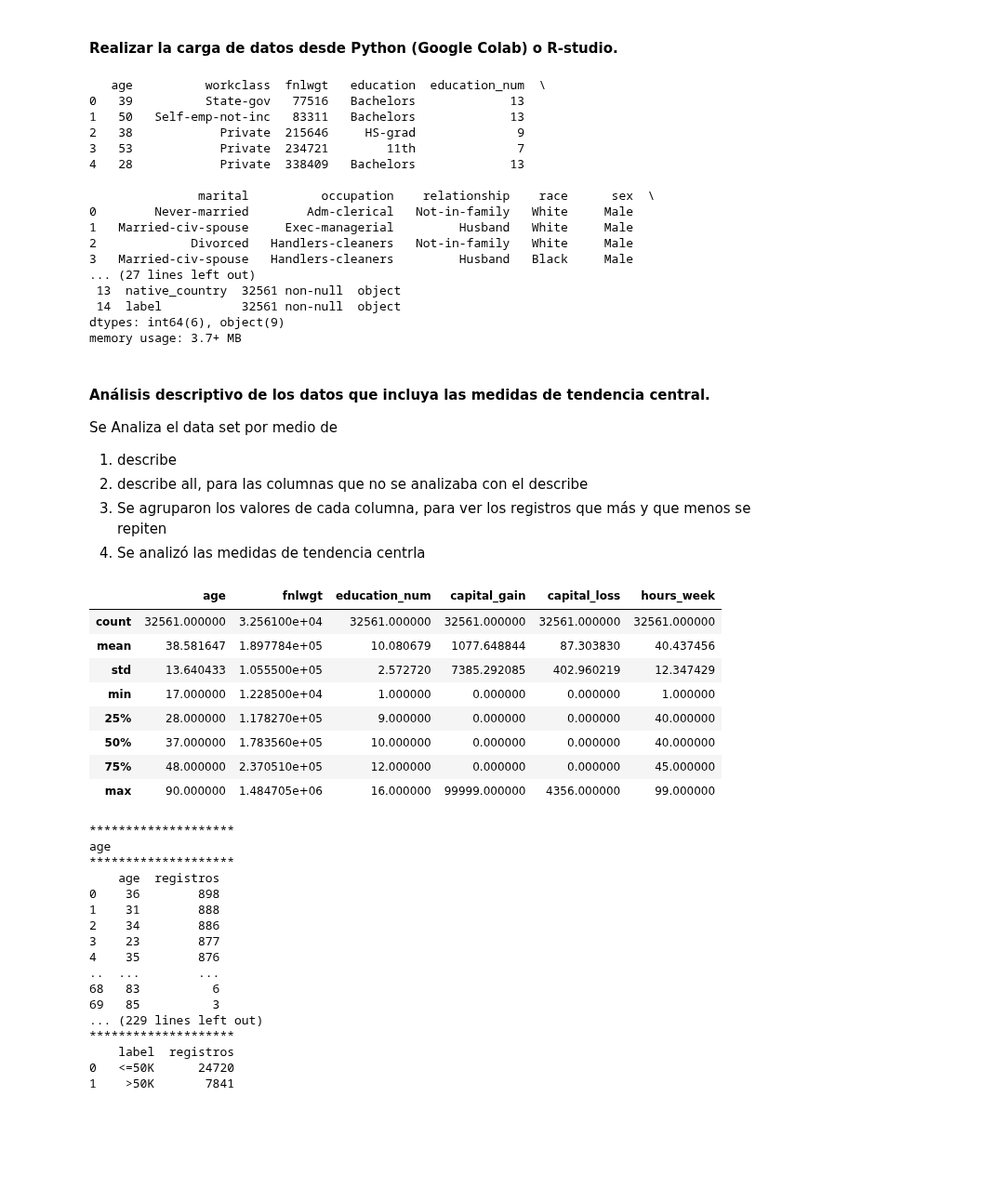
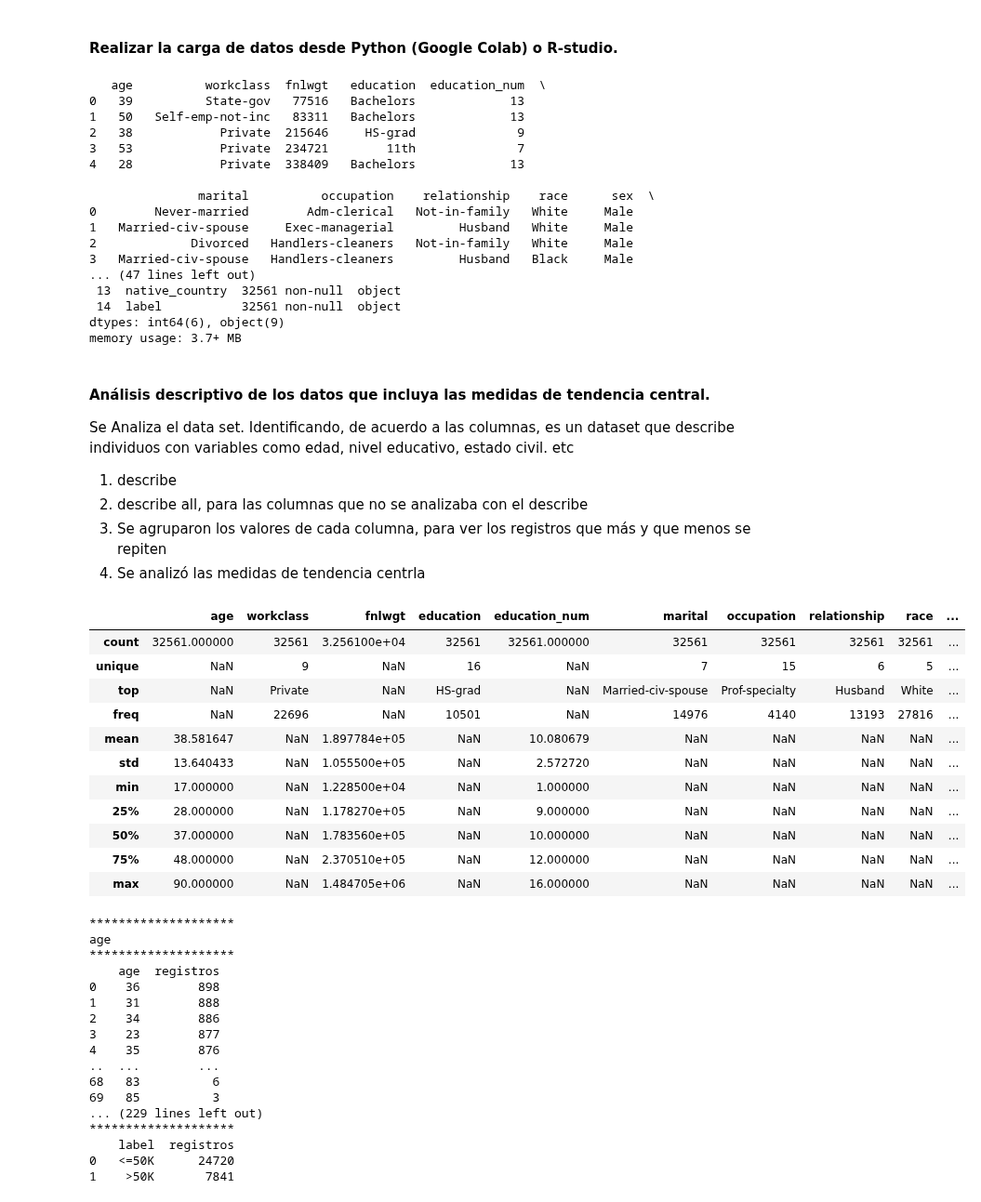
Before and after one commit to danielaguirrec/Semestre1_Espe, a Jupyter notebook: ML/leer.ipynb, the cells around one changed output. Shown at 93% size. Drawn from its saved outputs; the diff is of its cells as text; code cells hidden in the pictures; blank space fills up the shorter version.

```diff
--- a/ML/leer.ipynb
+++ b/ML/leer.ipynb
@@ -1,16 +1,30 @@
 # %% [markdown]
 ####  Realizar la carga de datos desde Python (Google Colab) o R-studio.
 # %%
+#importo la libreria y le pongo el alias de "pd"
 import pandas as pd
+
+# Creo una lista que contiene el nombre de las columnas de la base de datos
 COLUMNS = ["age","workclass","fnlwgt","education","education_num","marital","occupation",
            "relationship","race","sex","capital_gain","capital_loss","hours_week","native_country","label"]
 url ="https://archive.ics.uci.edu/ml/machine-learning-databases/adult/adult.data"
+
+#creo un try except por si falla la lectura de la base de datos, no se pare el programa
 try:
+#Leo la base de datos desde la url
     data_set = pd.read_csv(url,names=COLUMNS)
 except:
     print("No se encontro el URL")
+
+#Imprimo una muestra de la base de datos desde arriba(head) y desde abajo(tail)
+
 print(data_set.head())
+print(data_set.tail())
+
+#Imprimo la cantidad de filas y columnas que tiene la base de datos
 print("Data set con {} Filas y {} Columnas".format(data_set.shape[0],data_set.shape[1]))
+
+#Imprimo nformación general de la base de datos
 data_set.info()
 # %% [output]
    age          workclass  fnlwgt   education  education_num  \
@@ -25,32 +39,66 @@ data_set.info()
 1   Married-civ-spouse     Exec-managerial         Husband   White     Male
 2             Divorced   Handlers-cleaners   Not-in-family   White     Male
 3   Married-civ-spouse   Handlers-cleaners         Husband   Black     Male
-... (27 lines left out)
+... (47 lines left out)
  13  native_country  32561 non-null  object
  14  label           32561 non-null  object
 dtypes: int64(6), object(9)
 memory usage: 3.7+ MB
 # %% [markdown]
 ####   Análisis descriptivo de los datos que incluya las medidas de tendencia central.
-Se Analiza el data set por medio de
+Se Analiza el data set. Identificando, de acuerdo a las columnas, es un dataset que describe individuos con variables como edad, nivel educativo, estado civil. etc
 1) describe
 2) describe all, para las columnas que no se analizaba con el describe
 3) Se agruparon los valores de cada columna, para ver los registros que más y que menos se repiten
 4) Se analizó las medidas de tendencia centrla
-# %%
-data_set.describe()
-# Como no me describe todos los campos, fuerzo al describe a que describa todos los campos
-data_set.describe(include='all')
-# %% [output]
-|  | age | fnlwgt | education_num | capital_gain | capital_loss | hours_week |
-| count | 32561.000000 | 3.256100e+04 | 32561.000000 | 32561.000000 | 32561.000000 | 32561.000000 |
-| mean | 38.581647 | 1.897784e+05 | 10.080679 | 1077.648844 | 87.303830 | 40.437456 |
-| std | 13.640433 | 1.055500e+05 | 2.572720 | 7385.292085 | 402.960219 | 12.347429 |
-| min | 17.000000 | 1.228500e+04 | 1.000000 | 0.000000 | 0.000000 | 1.000000 |
-| 25% | 28.000000 | 1.178270e+05 | 9.000000 | 0.000000 | 0.000000 | 40.000000 |
-| 50% | 37.000000 | 1.783560e+05 | 10.000000 | 0.000000 | 0.000000 | 40.000000 |
-| 75% | 48.000000 | 2.370510e+05 | 12.000000 | 0.000000 | 0.000000 | 45.000000 |
-| max | 90.000000 | 1.484705e+06 | 16.000000 | 99999.000000 | 4356.000000 | 99.000000 |
+# %%
+data_set.describe()
+# Como no me describe todos los campos, fuerzo al describe a que describa todos los campos
+data_set.describe(include='all')
+# Ciclo qe recorre cada columna, agrupa los distintos valores y muestra los que más se repiten hasta los que menos se repiten
+for columna in data_set.columns:
+    resultado = data_set.groupby(columna).size().reset_index(name='registros')
+    resultado = resultado.sort_values(by='registros', ascending=False,ignore_index=True)
+    print("*"*30)
+    print(columna)
+    print("*"*30)
+    print(resultado)
+
+#Codigo que recorre cada columna y obtiene
+    #1) media
+    #2) mediana
+    #3) Desviación estandar
+    #4) Moda
+for columna in data_set.columns:
+    try:
+        print("*"*30)
+        print(columna)
+        print("*"*30)
+        print("La media de {} es = {}".format(columna, data_set[columna].mean()))
+        print("La mediana de {} es = {}".format(columna, data_set[columna].median()))
+        print("La Desviacion estandar de {} es = {}".format(columna, data_set[columna].std()))
+        print("Las modas de {} son  = ".format(columna),end="")
+        modas =[]
+        for moda in data_set[columna].mode():
+            modas.append(moda)
+        print(modas)
+    except:
+        print("No se pudo obtener la medida de tendencia central para la columna "+ columna)
+    finally:
+        print("\n"*2)
+# %% [output]
+|  | age | workclass | fnlwgt | education | education_num | marital | occupation | relationship | race | ... |
+| count | 32561.000000 | 32561 | 3.256100e+04 | 32561 | 32561.000000 | 32561 | 32561 | 32561 | 32561 | ... |
+| unique | NaN | 9 | NaN | 16 | NaN | 7 | 15 | 6 | 5 | ... |
+| top | NaN | Private | NaN | HS-grad | NaN | Married-civ-spouse | Prof-specialty | Husband | White | ... |
+| freq | NaN | 22696 | NaN | 10501 | NaN | 14976 | 4140 | 13193 | 27816 | ... |
+| mean | 38.581647 | NaN | 1.897784e+05 | NaN | 10.080679 | NaN | NaN | NaN | NaN | ... |
+| std | 13.640433 | NaN | 1.055500e+05 | NaN | 2.572720 | NaN | NaN | NaN | NaN | ... |
+| min | 17.000000 | NaN | 1.228500e+04 | NaN | 1.000000 | NaN | NaN | NaN | NaN | ... |
+| 25% | 28.000000 | NaN | 1.178270e+05 | NaN | 9.000000 | NaN | NaN | NaN | NaN | ... |
+| 50% | 37.000000 | NaN | 1.783560e+05 | NaN | 10.000000 | NaN | NaN | NaN | NaN | ... |
+| 75% | 48.000000 | NaN | 2.370510e+05 | NaN | 12.000000 | NaN | NaN | NaN | NaN | ... |
+| max | 90.000000 | NaN | 1.484705e+06 | NaN | 16.000000 | NaN | NaN | NaN | NaN | ... |
 # %%
 for columna in data_set.columns:
     resultado = data_set.groupby(columna).size().reset_index(name='registros')
```
Also changed, not shown: parts of 7 cells of this notebook.
